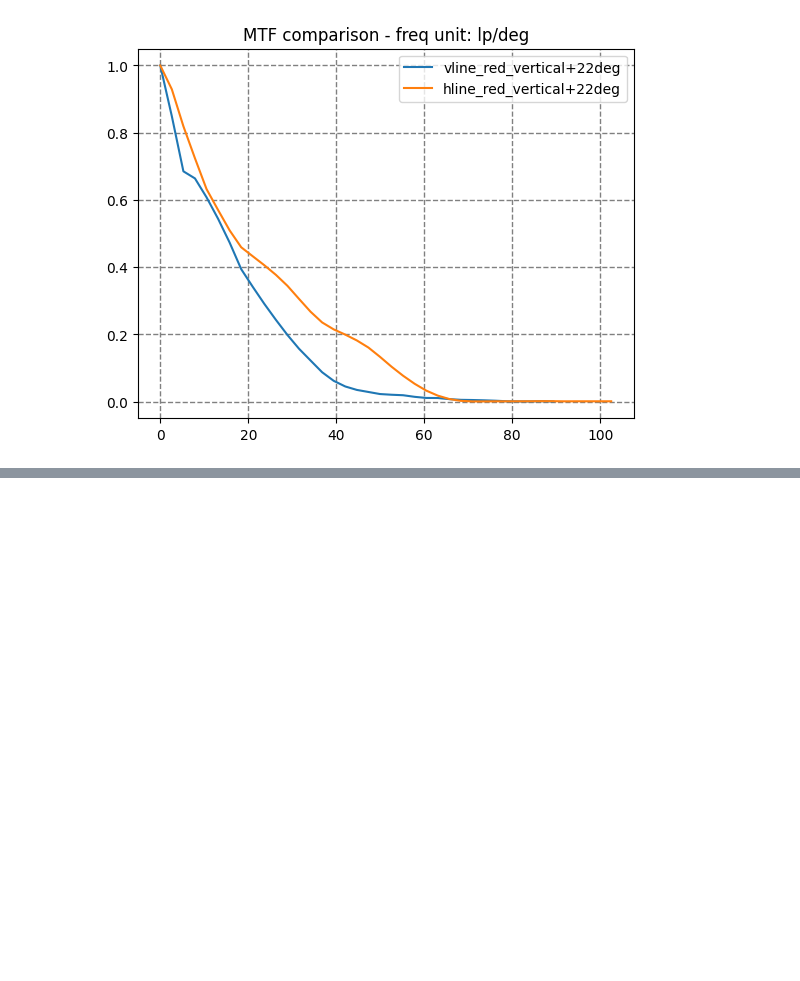
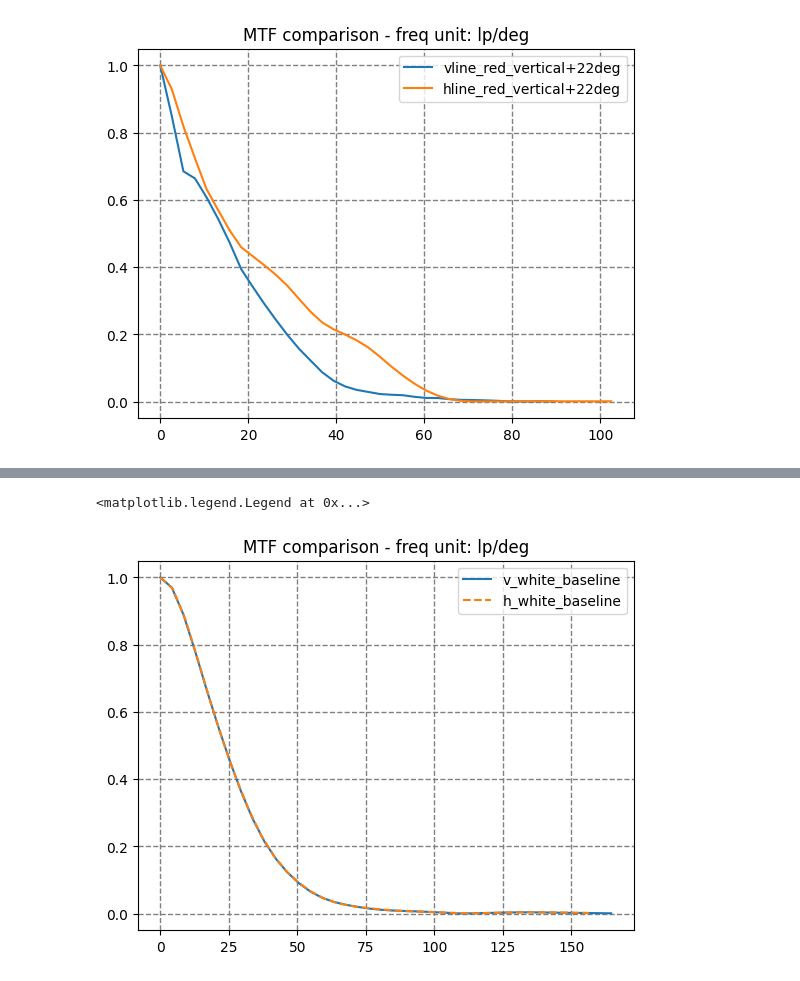
Before and after one commit to lucaswewa/mtf, a Jupyter notebook: test_mtf.ipynb, the cells around one changed output, grey strips where cells are left out. Cells and saved outputs as stored; diff of their text form; code cells hidden in the pictures; blank space fills up the shorter version.

```diff
--- a/test_mtf.ipynb
+++ b/test_mtf.ipynb
@@ -302,0 +360,11 @@ plt.legend()
+# %%
+plt.title('MTF comparison - freq unit: lp/deg')
+freq1, mtf1 = calc_mtf('v_white_baseline_222_rot.png', 0, False, 40)
+freq2, mtf2 = calc_mtf('h_white_baseline_222_rot.png', 90, False, 35)
+plt.grid(color='gray', linestyle='--', linewidth=1)
+plt.plot(freq1, mtf1, label='v_white_baseline')
+plt.plot(freq2, mtf2, label='h_white_baseline', linestyle="--")
+plt.legend()
+# %% [output]
+<matplotlib.legend.Legend at 0x...>
+[figure, added]
```
Also changed, not shown: parts of 3 cells of this notebook, 31 other files.
